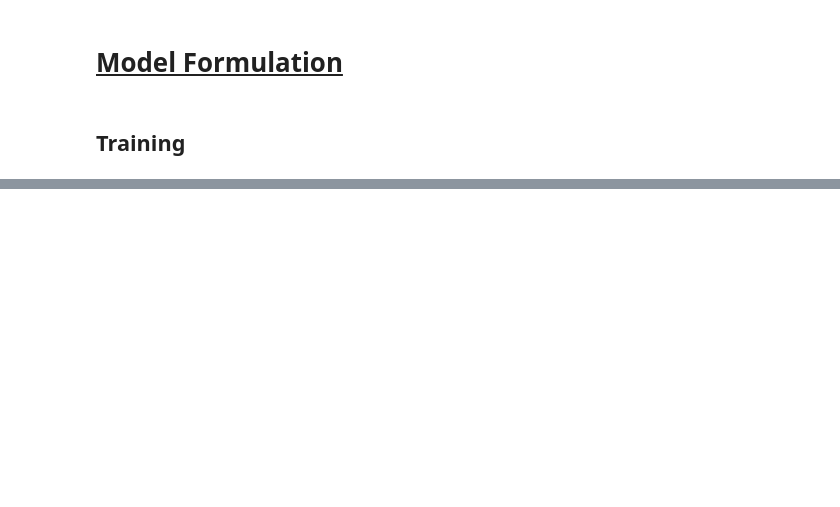
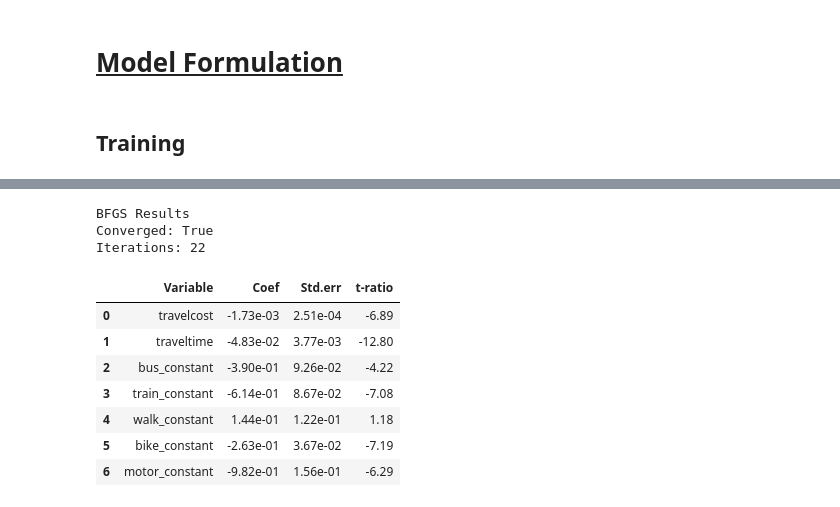
Before and after one commit to Obliquedbishop/CG_based_DCMs, a Jupyter notebook: tensorflow_MNL.ipynb, the cells around one changed output, grey strips where cells are left out. Saved outputs shown, nothing was run; the diff lists cells and outputs as text; code cells hidden in the pictures; blank space fills up the shorter version.

Commit message:
Cleaned the codebase and saved new classical and cg based model results

```diff
--- a/tensorflow_MNL.ipynb
+++ b/tensorflow_MNL.ipynb
@@ -321,6 +311,7 @@ def generate_avail_data(X_tensor):
     for cat in output_categories:
         if cat in avail_variable_names:
             avail_vals.append(X_tensor[:, avail_variable_indexer[cat]])
+            avail_vals[-1] = avail_vals[-1].astype(np.float32)
         else:
             avail_vals.append(tf.ones(X_tensor.shape[0], dtype='float32'))
     return tf.stack(avail_vals)
@@ -360,7 +351,7 @@ def create_alt_spec_params(alternatives, name, gu_values, val_count):
 def initiate_params(alt_spec_vars=True, ind_spec_vars_list=None):
     model_params = []
 
-    gu_values = tf.keras.initializers.glorot_uniform(seed=1)(shape=(200,))*0
+    gu_values = tf.abs(tf.keras.initializers.glorot_uniform(seed=1)(shape=(200,))*0)
     val_count = 0
 
     if alt_spec_vars:
@@ -369,9 +360,9 @@ def initiate_params(alt_spec_vars=True, ind_spec_vars_list=None):
         val_count += 1
         gen_tt = tf.Variable([gu_values[val_count]], dtype=tf.float32, name='traveltime', trainable=True)
         val_count += 1
-        gen_ti = tf.Variable([gu_values[val_count]], dtype=tf.float32, name='travelincentive', trainable=True)
-        val_count += 1
-        model_params.extend([gen_tc, gen_tt, gen_ti])
+#         gen_ti = tf.Variable([gu_values[val_count]], dtype=tf.float32, name='travelincentive', trainable=True)
+#         val_count += 1
+        model_params.extend([gen_tc, gen_tt])
 
         # Alternative specific constants for bus, train, walk, bike, motor
         asc_bus = tf.Variable([gu_values[val_count]], dtype=tf.float32, name='bus_constant', trainable=True)
@@ -406,12 +397,12 @@ def utilities(x_name, x_val, params, alt_spec_vars=True, ind_spec_vars_list=None
 
     if alt_spec_vars:
         # Contribution to utility from tc, tt, ti
-        travel_util_bus = X['buscost'] * params[0] + X['bustime'] * params[1] + X['busincentive'] * params[2] + params[3]
-        travel_util_train = X['traincost'] * params[0] + X['traintime'] * params[1] + X['trainincentive'] * params[2] + params[4]
-        travel_util_walk = X['walktime'] * params[1] + X['walkincentive'] * params[2] + params[5]  # walkcost is 0
-        travel_util_bike = X['biketime'] * params[1] + X['bikeincentive'] * params[2] + params[6]  # bikecost is 0
-        travel_util_motor = X['motorcost'] * params[0] + X['motortime'] * params[1] + X['motorincentive'] * params[2] + params[7]
-        travel_util_car = X['carcost'] * params[0] + X['cartime'] * params[1] + X['carincentive'] * params[2]
+        travel_util_bus = X['buscost'] * params[0] + X['bustime'] * params[1] + params[2]
+        travel_util_train = X['traincost'] * params[0] + X['traintime'] * params[1] + params[3]
+        travel_util_walk = X['walktime'] * params[1] + params[4]  # walkcost is 0
+        travel_util_bike = X['biketime'] * params[1] + params[5]  # bikecost is 0
+        travel_util_motor = X['motorcost'] * params[0] + X['motortime'] * params[1] + params[6]
+        travel_util_car = X['carcost'] * params[0] + X['cartime'] * params[1]
 
         utility_bus = travel_util_bus
         utility_car = travel_util_car
@@ -424,7 +415,7 @@ def utilities(x_name, x_val, params, alt_spec_vars=True, ind_spec_vars_list=None
         nparams = len(params)
         param_count = 0
         var_count = 0
-        for i in range(8, nparams):
+        for i in range(7, nparams):
             isv_asp_param = params[i]
             var_name = ind_spec_vars_list[var_count]
             isv_util = X[var_name] * isv_asp_param
@@ -493,7 +484,7 @@ def loss(true_y, logits, avail_vals, null_loglike=False):
                                 tf.reshape(tf.reduce_sum(final_probs, axis=-1)+tf.keras.backend.epsilon(),
                                           [-1, 1])
                                )
-    ce_loss = -tf.reduce_sum(tf.reduce_sum(true_y*tf.math.log(
+    ce_loss = -tf.reduce_mean(tf.reduce_sum(true_y*tf.math.log(
         final_probs + tf.keras.backend.epsilon()), axis=-1))
     return ce_loss
 
@@ -804,7 +559,7 @@ ind_spec_vars = ['AGE', 'Female', 'high_income', 'nearest_bus_dist', 'nearest_tr
                  'job_type_Self employed/ Freelance', 'job_type_Others',
                  'job_type_Unemployed']
 #ind_spec_vars= ['nearest_bus_dist', 'nearest_train_dist']
-#ind_spec_vars=None
+ind_spec_vars = []
 
 config_dict = {
     'Training Data': 'Outside CBD',
@@ -1203,0 +593,3 @@ with open(f'{dir_path}//info.txt', 'w') as f:
+# %%
+%%time
+results = outer_mnl_bfgs(0, 0, return_res=True)
@@ -1203,0 +598,25 @@ with open(f'{dir_path}//info.txt', 'w') as f:
+# %%
+print("BFGS Results")
+print("Converged:", results.converged)
+print("Iterations:", results.num_iterations)
+
+std_err = np.sqrt(np.diag(pd.DataFrame(results.inverse_hessian_estimate)))/np.sqrt(len(y_oCBD))
+t_ratio = results.position/std_err
+
+res_df = pd.DataFrame({'Variable': [param.name[:-2] for param in params],
+              'Coef': results.position,
+             'Std.err': std_err,
+             't-ratio': t_ratio})
+res_df
+# %% [output]
+BFGS Results
+Converged: True
+Iterations: 22
+|  | Variable | Coef | Std.err | t-ratio |
+| 0 | travelcost | -1.73e-03 | 2.51e-04 | -6.89 |
+| 1 | traveltime | -4.83e-02 | 3.77e-03 | -12.80 |
+| 2 | bus_constant | -3.90e-01 | 9.26e-02 | -4.22 |
+| 3 | train_constant | -6.14e-01 | 8.67e-02 | -7.08 |
+| 4 | walk_constant | 1.44e-01 | 1.22e-01 | 1.18 |
+| 5 | bike_constant | -2.63e-01 | 3.67e-02 | -7.19 |
+| 6 | motor_constant | -9.82e-01 | 1.56e-01 | -6.29 |
```
Also changed, not shown: parts of 52 cells of this notebook, 8 other files.
